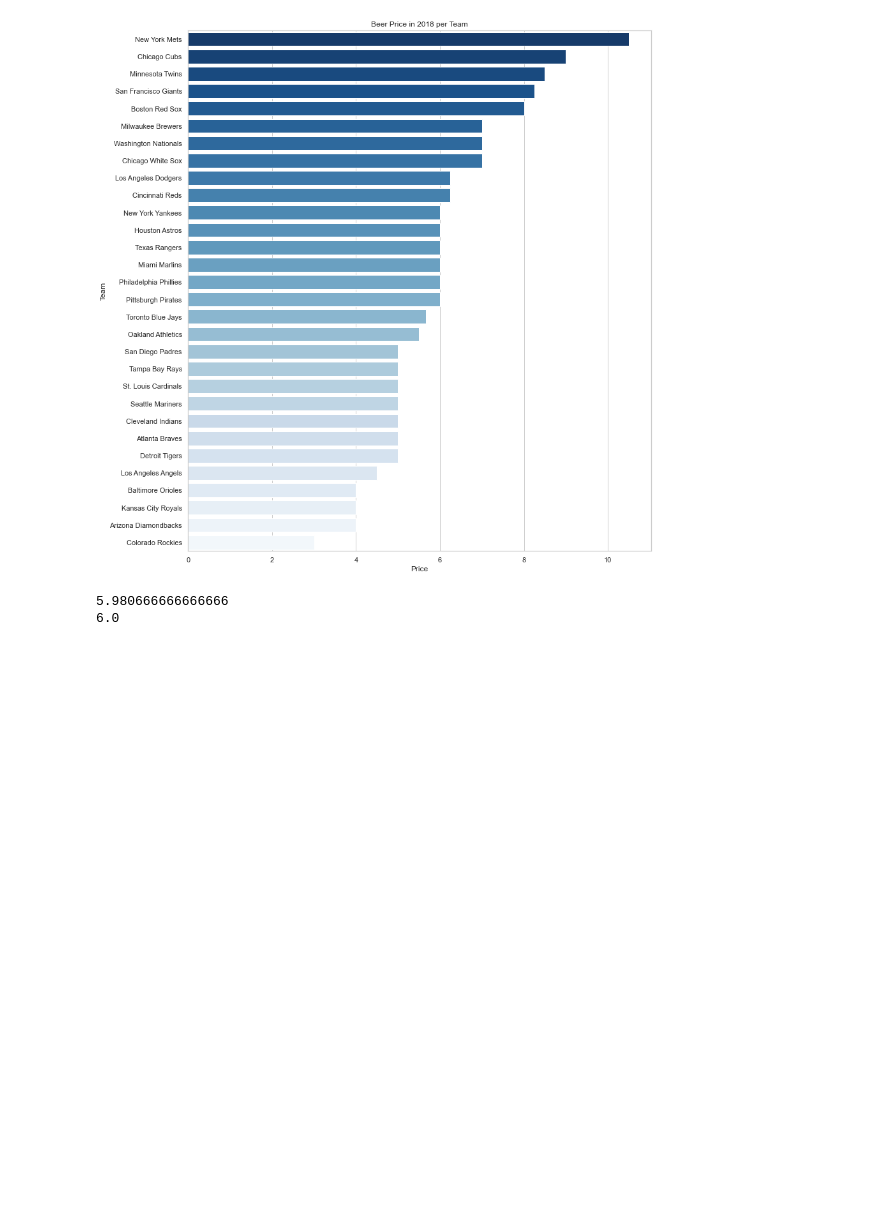
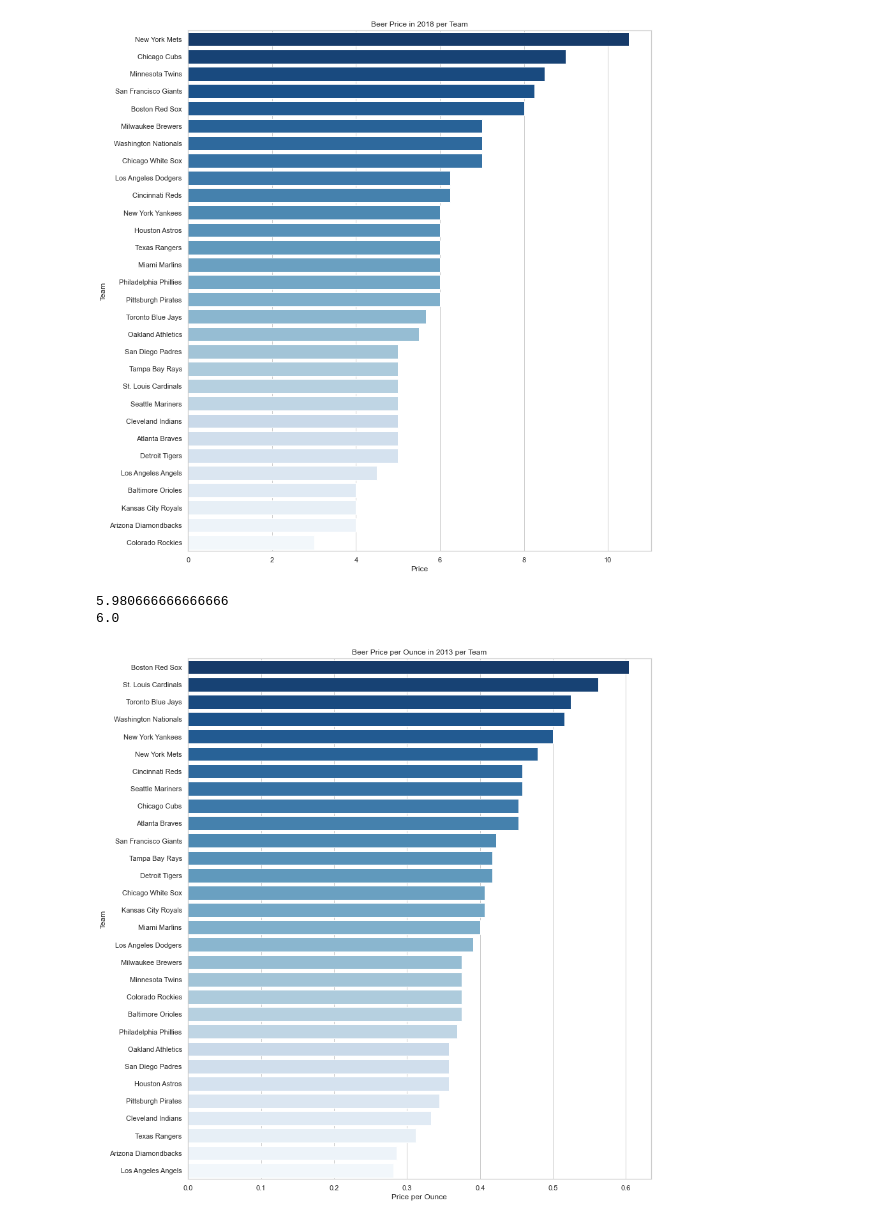
Before and after one commit to EdwinVargas22/MLB-Beer, a Jupyter notebook: Analysis.ipynb, the cells around one changed output. Saved outputs shown, nothing was run; the diff lists cells and outputs as text; code cells hidden in the pictures; blank space fills up the shorter version.

Commit message:
created a barplot showing price per ounce 2013

```diff
--- a/Analysis.ipynb
+++ b/Analysis.ipynb
@@ -276,3 +276,23 @@ print(median_2018_price)
 # %% [output]
 5.980666666666666
 6.0
+# %%
+# Set the theme
+sns.set_theme(style="whitegrid")
+
+#Set the figure size
+f, ax = plt.subplots(figsize=(13, 15))
+
+# Reorder the dataset
+Beer_2013_order_ounce = Beer_2013.sort_values(['Rounded_price_per_ounce'], ascending=False).reset_index(drop=True)
+
+# Barplot created
+ax = sns.barplot(x="Rounded_price_per_ounce", y="Team", data=Beer_2013_order_ounce, orient="h", palette="Blues_r").set(title="Beer Price per Ounce in 2013 per Team")
+
+# Rename the x-axis label
+plt.xlabel('Price per Ounce')
+
+# Display barplot
+plt.show()
+# %% [output]
+[figure, added]
```
